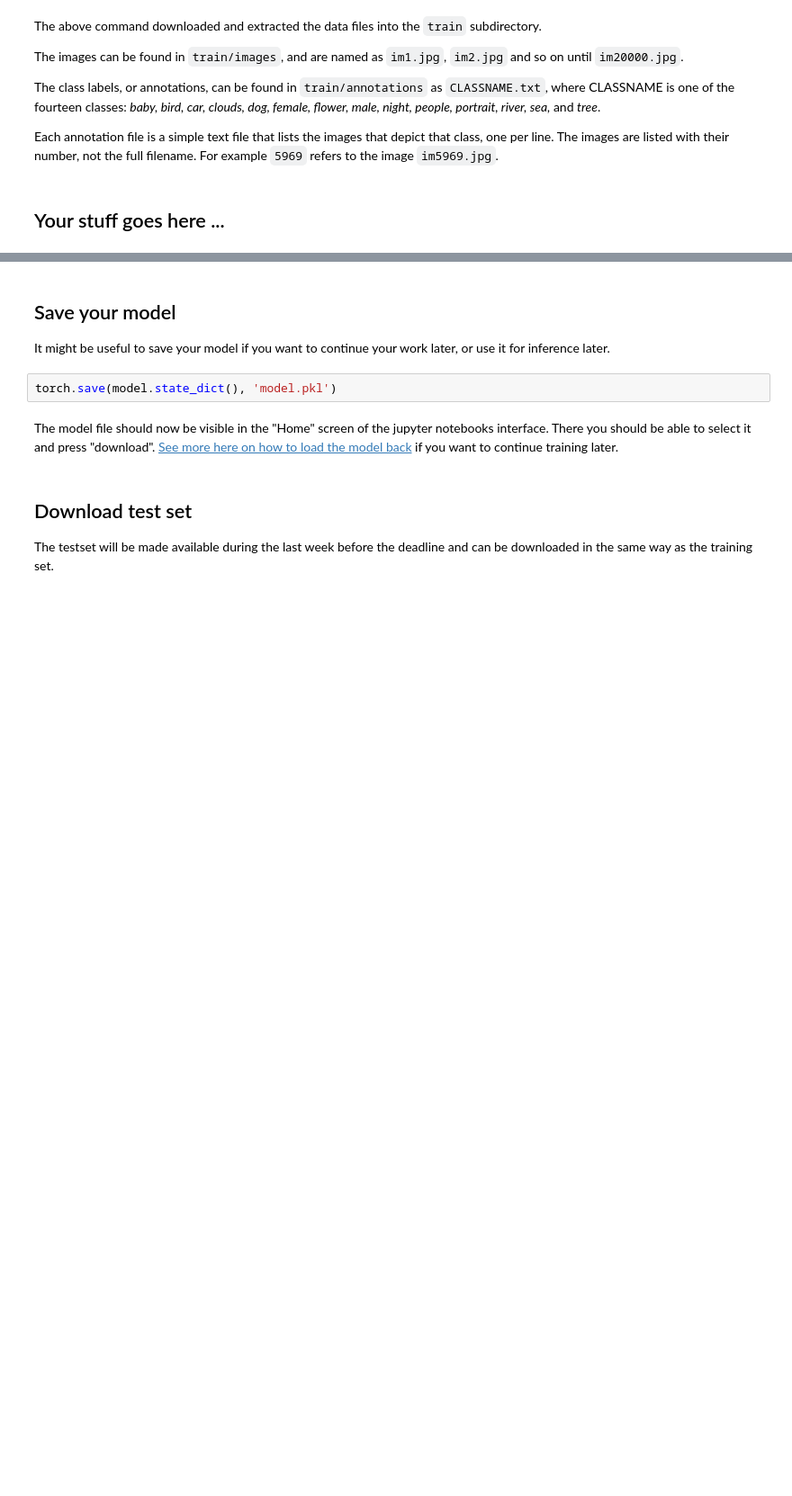
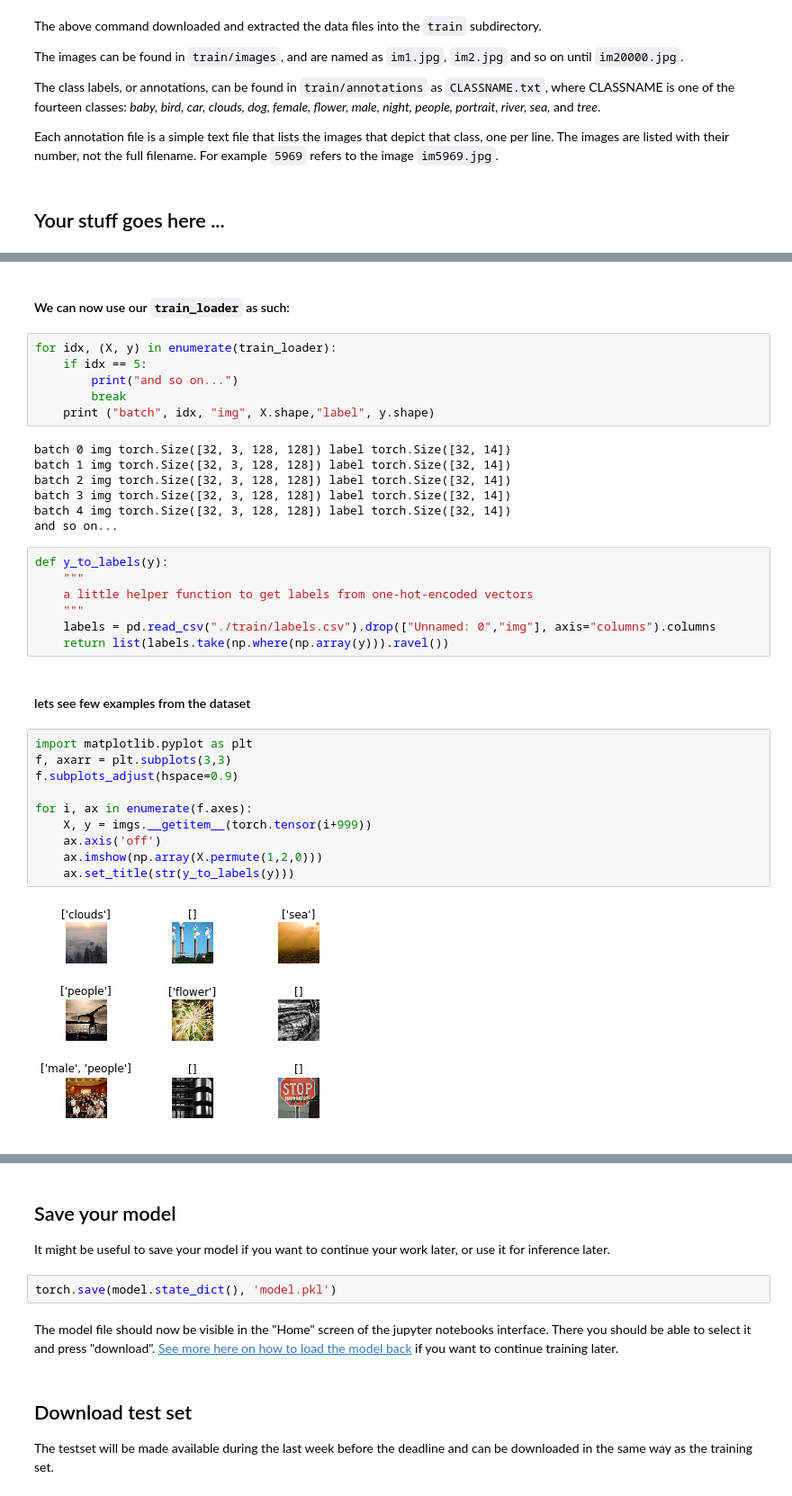
Before and after one commit to DeepLearningandTheClueless/imagerecognition, a Jupyter notebook: image_recognition.ipynb, the cells around one changed output, grey strips where cells are left out. Shown: that part at 90% size. Cells and saved outputs as stored; diff of their text form; blank space fills up the shorter version.

```diff
--- a/image_recognition.ipynb
+++ b/image_recognition.ipynb
@@ -51,0 +167,36 @@ Each annotation file is a simple text file that lists the images that depict tha
+# %% [markdown]
+#### We can now use our `train_loader` as such:
+# %%
+for idx, (X, y) in enumerate(train_loader):
+    if idx == 5:
+        print("and so on...")
+        break
+    print ("batch", idx, "img", X.shape,"label", y.shape)
+# %% [output]
+batch 0 img torch.Size([32, 3, 128, 128]) label torch.Size([32, 14])
+batch 1 img torch.Size([32, 3, 128, 128]) label torch.Size([32, 14])
+batch 2 img torch.Size([32, 3, 128, 128]) label torch.Size([32, 14])
+batch 3 img torch.Size([32, 3, 128, 128]) label torch.Size([32, 14])
+batch 4 img torch.Size([32, 3, 128, 128]) label torch.Size([32, 14])
+and so on...
+# %%
+def y_to_labels(y):
+    """
+    a little helper function to get labels from one-hot-encoded vectors
+    """
+    labels = pd.read_csv("./train/labels.csv").drop(["Unnamed: 0","img"], axis="columns").columns
+    return list(labels.take(np.where(np.array(y))).ravel())
+# %% [markdown]
+#### lets see few examples from the dataset
+# %%
+import matplotlib.pyplot as plt
+f, axarr = plt.subplots(3,3)
+f.subplots_adjust(hspace=0.9)
+
+for i, ax in enumerate(f.axes):
+    X, y = imgs.__getitem__(torch.tensor(i+999))
+    ax.axis('off')
+    ax.imshow(np.array(X.permute(1,2,0)))
+    ax.set_title(str(y_to_labels(y)))
+# %% [output]
+[figure, added]
```
Also changed, not shown: parts of 10 cells of this notebook, 1 other file.
